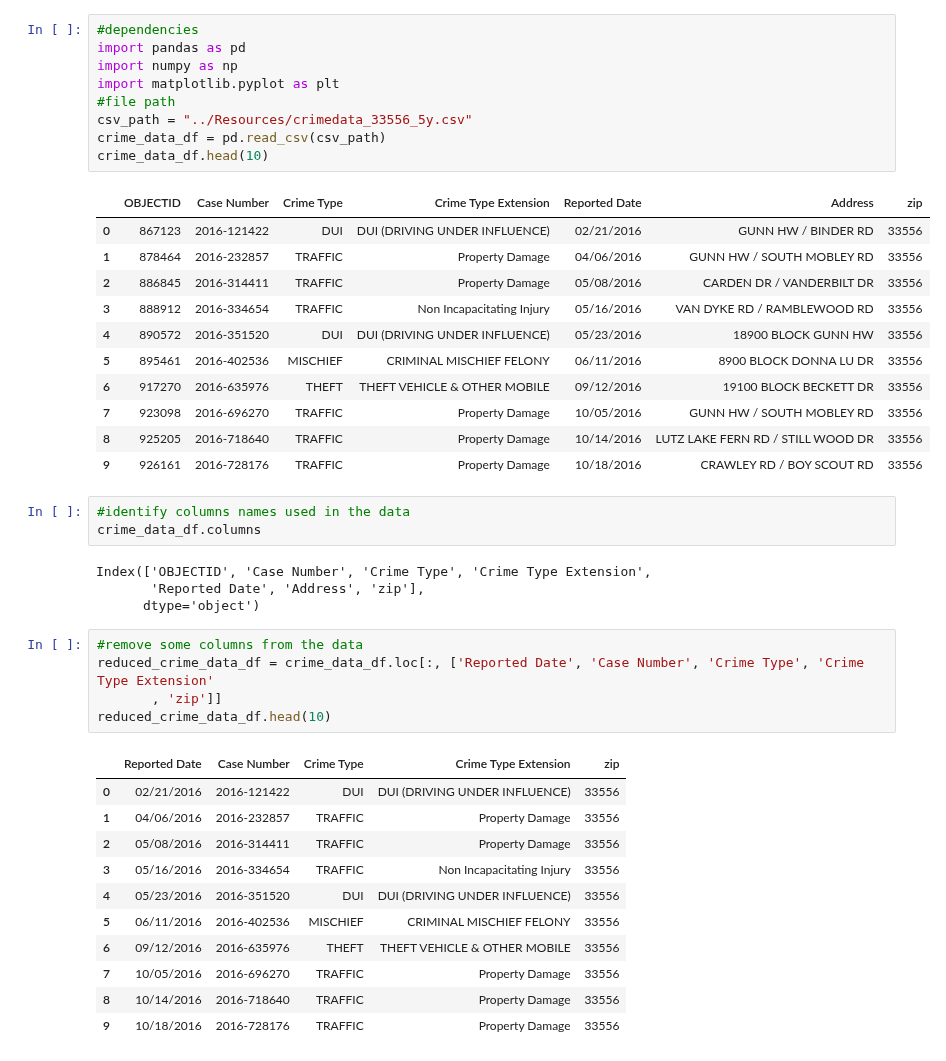
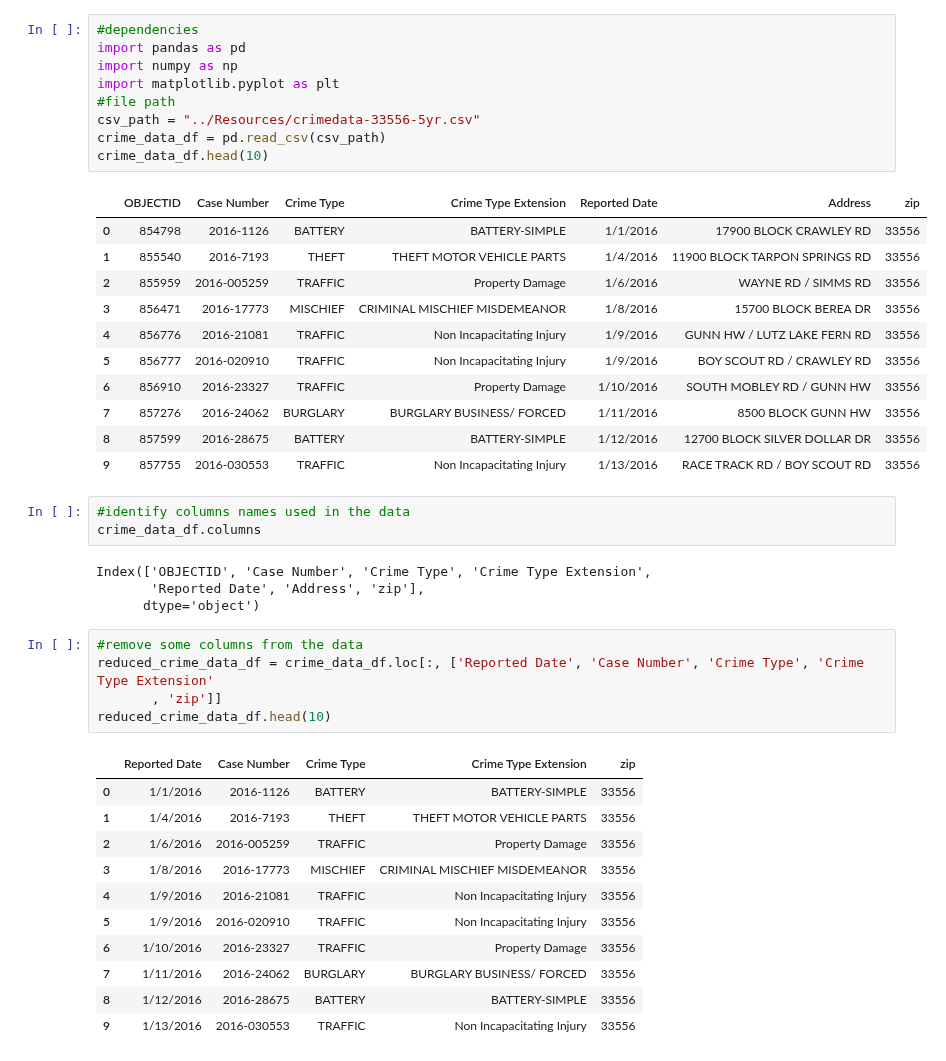
Before and after one commit to gregb23/Project1_Group4, a Jupyter notebook: SA/Codes/datacrimes33556-5y.ipynb, the cells around one changed output. Cells and saved outputs as stored; diff of their text form.

```diff
--- a/SA/Codes/datacrimes33556-5y.ipynb
+++ b/SA/Codes/datacrimes33556-5y.ipynb
@@ -1,24 +1,24 @@
 # %%
 #dependencies
 import pandas as pd
 import numpy as np
 import matplotlib.pyplot as plt
 #file path
-csv_path = "../Resources/crimedata_33556_5y.csv"
+csv_path = "../Resources/crimedata-33556-5yr.csv"
 crime_data_df = pd.read_csv(csv_path)
 crime_data_df.head(10)
 # %% [output]
 |  | OBJECTID | Case Number | Crime Type | Crime Type Extension | Reported Date | Address | zip |
-| 0 | 867123 | 2016-121422 | DUI | DUI (DRIVING UNDER INFLUENCE) | 02/21/2016 | GUNN HW / BINDER RD | 33556 |
-| 1 | 878464 | 2016-232857 | TRAFFIC | Property Damage | 04/06/2016 | GUNN HW / SOUTH MOBLEY RD | 33556 |
-| 2 | 886845 | 2016-314411 | TRAFFIC | Property Damage | 05/08/2016 | CARDEN DR / VANDERBILT DR | 33556 |
-| 3 | 888912 | 2016-334654 | TRAFFIC | Non Incapacitating Injury | 05/16/2016 | VAN DYKE RD / RAMBLEWOOD RD | 33556 |
-| 4 | 890572 | 2016-351520 | DUI | DUI (DRIVING UNDER INFLUENCE) | 05/23/2016 | 18900 BLOCK GUNN HW | 33556 |
-| 5 | 895461 | 2016-402536 | MISCHIEF | CRIMINAL MISCHIEF FELONY | 06/11/2016 | 8900 BLOCK DONNA LU DR | 33556 |
-| 6 | 917270 | 2016-635976 | THEFT | THEFT VEHICLE & OTHER MOBILE | 09/12/2016 | 19100 BLOCK BECKETT DR | 33556 |
-| 7 | 923098 | 2016-696270 | TRAFFIC | Property Damage | 10/05/2016 | GUNN HW / SOUTH MOBLEY RD | 33556 |
-| 8 | 925205 | 2016-718640 | TRAFFIC | Property Damage | 10/14/2016 | LUTZ LAKE FERN RD / STILL WOOD DR | 33556 |
-| 9 | 926161 | 2016-728176 | TRAFFIC | Property Damage | 10/18/2016 | CRAWLEY RD / BOY SCOUT RD | 33556 |
+| 0 | 854798 | 2016-1126 | BATTERY | BATTERY-SIMPLE | 1/1/2016 | 17900 BLOCK CRAWLEY RD | 33556 |
+| 1 | 855540 | 2016-7193 | THEFT | THEFT MOTOR VEHICLE PARTS | 1/4/2016 | 11900 BLOCK TARPON SPRINGS RD | 33556 |
+| 2 | 855959 | 2016-005259 | TRAFFIC | Property Damage | 1/6/2016 | WAYNE RD / SIMMS RD | 33556 |
+| 3 | 856471 | 2016-17773 | MISCHIEF | CRIMINAL MISCHIEF MISDEMEANOR | 1/8/2016 | 15700 BLOCK BEREA DR | 33556 |
+| 4 | 856776 | 2016-21081 | TRAFFIC | Non Incapacitating Injury | 1/9/2016 | GUNN HW / LUTZ LAKE FERN RD | 33556 |
+| 5 | 856777 | 2016-020910 | TRAFFIC | Non Incapacitating Injury | 1/9/2016 | BOY SCOUT RD / CRAWLEY RD | 33556 |
+| 6 | 856910 | 2016-23327 | TRAFFIC | Property Damage | 1/10/2016 | SOUTH MOBLEY RD / GUNN HW | 33556 |
+| 7 | 857276 | 2016-24062 | BURGLARY | BURGLARY BUSINESS/ FORCED | 1/11/2016 | 8500 BLOCK GUNN HW | 33556 |
+| 8 | 857599 | 2016-28675 | BATTERY | BATTERY-SIMPLE | 1/12/2016 | 12700 BLOCK SILVER DOLLAR DR | 33556 |
+| 9 | 857755 | 2016-030553 | TRAFFIC | Non Incapacitating Injury | 1/13/2016 | RACE TRACK RD / BOY SCOUT RD | 33556 |
 # %%
 #identify columns names used in the data
 crime_data_df.columns
@@ -33,16 +33,16 @@ reduced_crime_data_df = crime_data_df.loc[:, ['Reported Date', 'Case Number', 'C
 reduced_crime_data_df.head(10)
 # %% [output]
 |  | Reported Date | Case Number | Crime Type | Crime Type Extension | zip |
-| 0 | 02/21/2016 | 2016-121422 | DUI | DUI (DRIVING UNDER INFLUENCE) | 33556 |
-| 1 | 04/06/2016 | 2016-232857 | TRAFFIC | Property Damage | 33556 |
-| 2 | 05/08/2016 | 2016-314411 | TRAFFIC | Property Damage | 33556 |
-| 3 | 05/16/2016 | 2016-334654 | TRAFFIC | Non Incapacitating Injury | 33556 |
-| 4 | 05/23/2016 | 2016-351520 | DUI | DUI (DRIVING UNDER INFLUENCE) | 33556 |
-| 5 | 06/11/2016 | 2016-402536 | MISCHIEF | CRIMINAL MISCHIEF FELONY | 33556 |
-| 6 | 09/12/2016 | 2016-635976 | THEFT | THEFT VEHICLE & OTHER MOBILE | 33556 |
-| 7 | 10/05/2016 | 2016-696270 | TRAFFIC | Property Damage | 33556 |
-| 8 | 10/14/2016 | 2016-718640 | TRAFFIC | Property Damage | 33556 |
-| 9 | 10/18/2016 | 2016-728176 | TRAFFIC | Property Damage | 33556 |
+| 0 | 1/1/2016 | 2016-1126 | BATTERY | BATTERY-SIMPLE | 33556 |
+| 1 | 1/4/2016 | 2016-7193 | THEFT | THEFT MOTOR VEHICLE PARTS | 33556 |
+| 2 | 1/6/2016 | 2016-005259 | TRAFFIC | Property Damage | 33556 |
+| 3 | 1/8/2016 | 2016-17773 | MISCHIEF | CRIMINAL MISCHIEF MISDEMEANOR | 33556 |
+| 4 | 1/9/2016 | 2016-21081 | TRAFFIC | Non Incapacitating Injury | 33556 |
+| 5 | 1/9/2016 | 2016-020910 | TRAFFIC | Non Incapacitating Injury | 33556 |
+| 6 | 1/10/2016 | 2016-23327 | TRAFFIC | Property Damage | 33556 |
+| 7 | 1/11/2016 | 2016-24062 | BURGLARY | BURGLARY BUSINESS/ FORCED | 33556 |
+| 8 | 1/12/2016 | 2016-28675 | BATTERY | BATTERY-SIMPLE | 33556 |
+| 9 | 1/13/2016 | 2016-030553 | TRAFFIC | Non Incapacitating Injury | 33556 |
 # %%
 #columns to use in the table below
 columns = [
```
Also changed, not shown: parts of 5 cells of this notebook, 3 other files.
